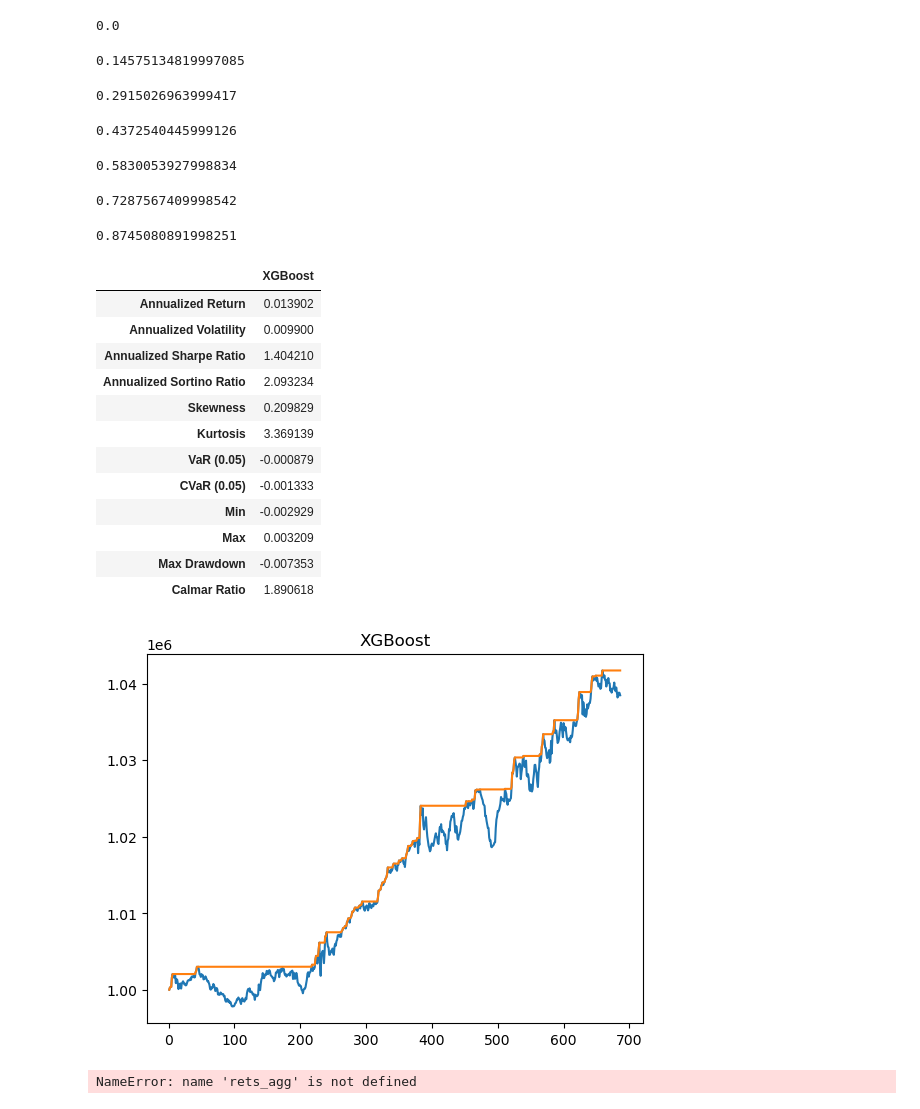
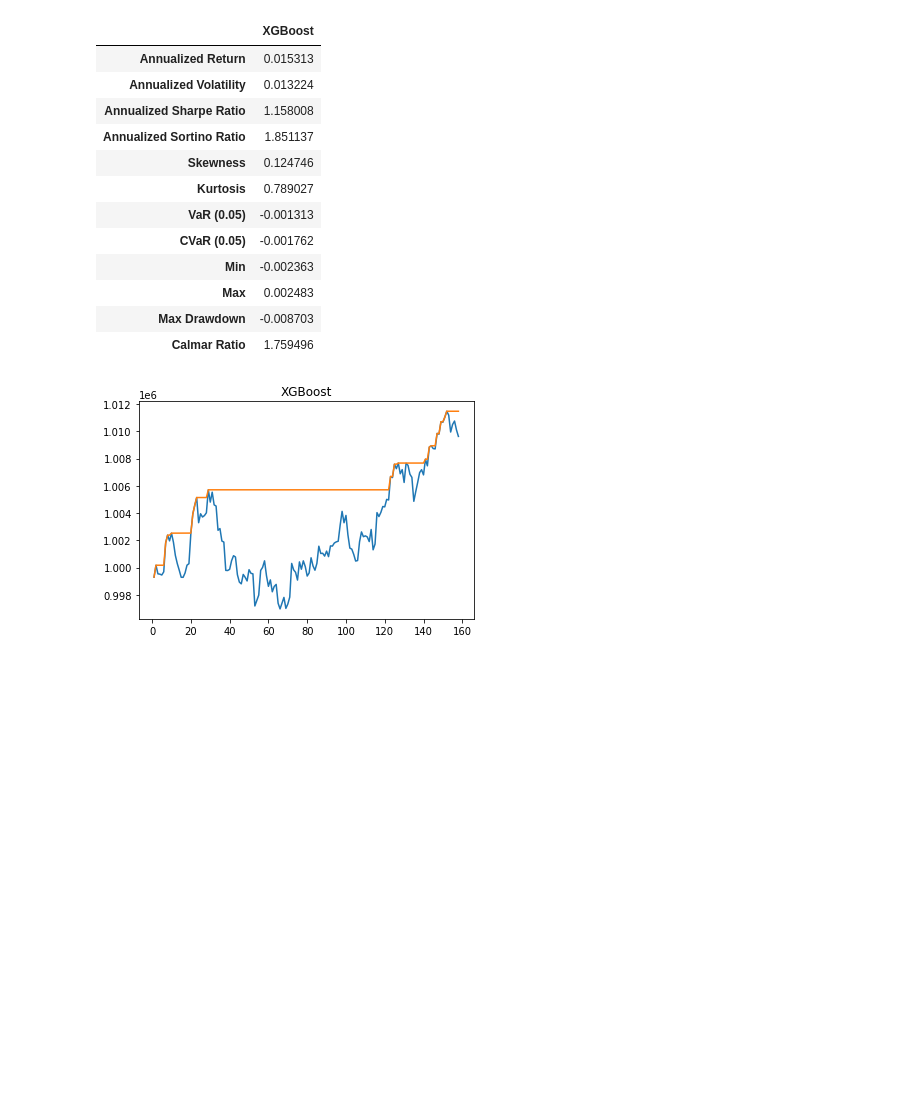
Before and after one commit to chiwailee/UChicago-Winter2022, a Jupyter notebook: transformers/Encoder_Trader_MultiFeature.ipynb, the cells around one changed output. Saved outputs shown, nothing was run; the diff lists cells and outputs as text; code cells hidden in the pictures; blank space fills up the shorter version.

Commit message:
Cleanup; add more models

```diff
--- a/transformers/Encoder_Trader_MultiFeature.ipynb
+++ b/transformers/Encoder_Trader_MultiFeature.ipynb
@@ -239,11 +273,13 @@ Epoch 200/200
 # %%
+from tqdm import tqdm
+
 def run_stepped_inc(model, x_test, y_test, step_size, stop_at=None, **model_kwargs):
     stop_at = len(x_test) if stop_at is None else stop_at
     x_test = x_test[:stop_at]
     y_test = y_test[:stop_at]
     preds = []
 
-    for i in range(0, stop_at, step_size):
+    for i in tqdm(range(0, stop_at, step_size)):
         # Check if we reached end of data.
         if i + step_size >= stop_at:
             x_step = x_test[i:]
@@ -271,17 +307,25 @@ def run_stepped_inc(model, x_test, y_test, step_size, stop_at=None, **model_kwar
     preds_np = np.array(preds)
     return preds_np, y_test[:stop_at]
 
-from tqdm import tqdm
 
-def run_stepped_retrain(model, x_test, y_test, step_size, stop_at=None, **model_kwargs):
-    stop_at = len(x_test) if stop_at is None else stop_at
-    x_test = x_test[:stop_at]
-    y_test = y_test[:stop_at]
+
+def run_stepped_retrain(model, x_all, y_all, step_size, start_at=0.8, **model_kwargs):
+    start_at = int(len(x_all) * start_at) if start_at % 1 != 0 else start_at
+
+    x_train = x_all[:start_at]
+    y_train = y_all[:start_at]
+
+    x_test = x_all[start_at:]
+    y_test = y_all[start_at:]
     preds = []
 
-    for i in tqdm(range(0, stop_at, step_size)):
+    model.fit(x_train, y_train)
 
-        if i + step_size >= stop_at:
+    stop = len(x_test)
+
+    for i in tqdm(range(0, stop, step_size)):
+
+        if i + step_size >= stop:
             x_step = x_test[i:]
             y_step = y_test[i:]
         else:
@@ -291,7 +335,6 @@ def run_stepped_retrain(model, x_test, y_test, step_size, stop_at=None, **model_
         x_step_train = x_test[:i + step_size]
         y_step_train = y_test[:i + step_size]
 
-        # Predict the data.
         pred = model.predict(x_step)
         try:
             preds += pred[:, 0].tolist()
@@ -309,6 +352,6 @@ def run_stepped_retrain(model, x_test, y_test, step_size, stop_at=None, **model_
     preds_np = np.array(preds)
     return preds_np, y_test
 
-# x, y = run_stepped_inc(
-#     model, x_test, y_test, step_size=25, epochs=5, batch_size=64, callbacks=callbacks
-# )
+x, y = run_stepped_inc(
+    model, x_test, y_test, step_size=25, epochs=5, batch_size=64, callbacks=callbacks
+)
@@ -578,39 +662,37 @@ plt.show()
 # %%
 from xgboost import XGBRegressor
 
 # XGBoost and Regression Models.
 df_train_mod = df_train.copy()
-df_test_mod = df_test.iloc[100:, :].copy()
+df_test_mod = df_test.copy()
+
+df_all = pd.concat([df_train, df_test], axis=0).drop_duplicates().reset_index(drop=True).copy()
+
+x_all_mod = df_all.drop(target_col, axis=1)
+y_all_mod = df_all[target_col].values
 
 x_train_mod = df_train_mod.drop(target_col, axis=1)
 y_train_mod = df_train_mod[target_col].values
 
 x_test_mod = df_test_mod.drop(target_col, axis=1)
 y_test_mod = df_test_mod[target_col].values
 
-xgb_model = XGBRegressor().fit(x_train_mod, y_train_mod)
-x, y = run_stepped_retrain(xgb_model, x_test_mod, y_test_mod, step_size=25)
+xgb_model = XGBRegressor(effect_learner_objective="reg:squarederror", verbosity=0)
+
+x, y = run_stepped_retrain(xgb_model, x_all_mod, y_all_mod, step_size=25)
 rets_agg["XGBoost Step Size 25"], xgb_rets = summ_and_plot(x, y, title="XGBoost")
 # %% [output]
-0.0
-0.14575134819997085
-0.2915026963999417
-0.4372540445999126
-0.5830053927998834
-0.7287567409998542
-0.8745080891998251
 |  | XGBoost |
-| Annualized Return | 0.013902 |
-| Annualized Volatility | 0.009900 |
-| Annualized Sharpe Ratio | 1.404210 |
-| Annualized Sortino Ratio | 2.093234 |
-| Skewness | 0.209829 |
-| Kurtosis | 3.369139 |
-| VaR (0.05) | -0.000879 |
-| CVaR (0.05) | -0.001333 |
-| Min | -0.002929 |
-| Max | 0.003209 |
-| Max Drawdown | -0.007353 |
-| Calmar Ratio | 1.890618 |
+| Annualized Return | 0.015313 |
+| Annualized Volatility | 0.013224 |
+| Annualized Sharpe Ratio | 1.158008 |
+| Annualized Sortino Ratio | 1.851137 |
+| Skewness | 0.124746 |
+| Kurtosis | 0.789027 |
+| VaR (0.05) | -0.001313 |
+| CVaR (0.05) | -0.001762 |
+| Min | -0.002363 |
+| Max | 0.002483 |
+| Max Drawdown | -0.008703 |
+| Calmar Ratio | 1.759496 |
-[figure, old version]
+[figure, new version]
-NameError: name 'rets_agg' is not defined
```
Also changed, not shown: parts of 18 cells of this notebook.
